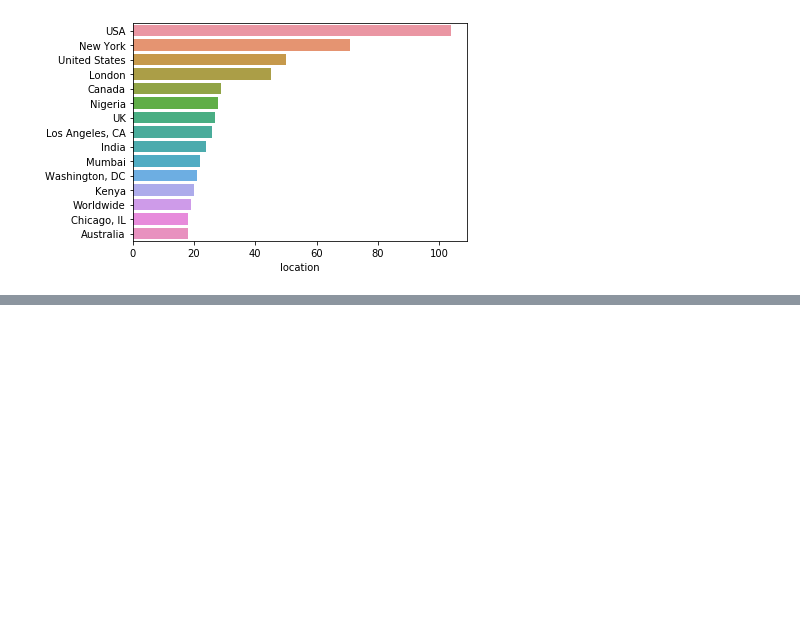
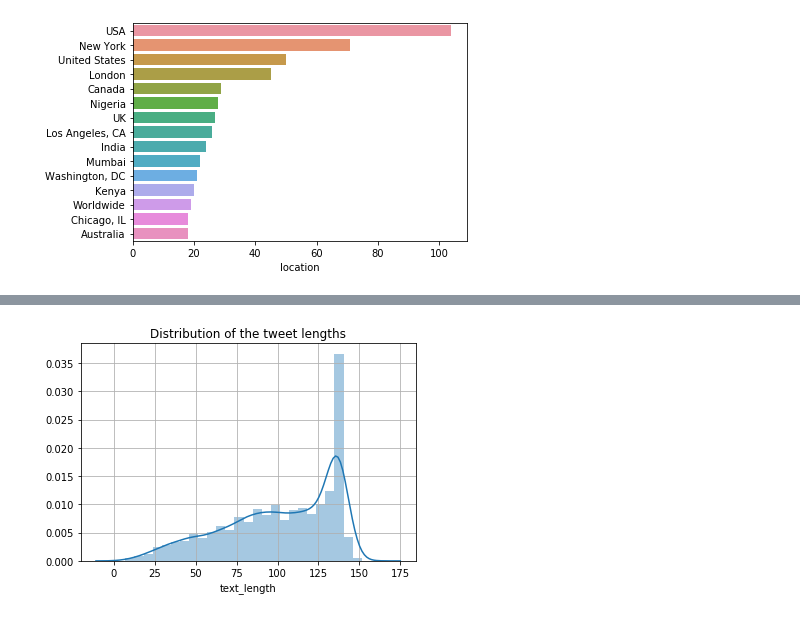
Before and after one commit to devded/NLP-Thesis, a Jupyter notebook: Untitled.ipynb, the cells around one changed output, grey strips where cells are left out. Saved outputs shown, nothing was run; the diff lists cells and outputs as text; code cells hidden in the pictures; blank space fills up the shorter version.

```diff
--- a/Untitled.ipynb
+++ b/Untitled.ipynb
@@ -159,3 +173,7 @@ sns.barplot(y=train_df['location'].value_counts()[:15].index,x=train_df['locatio
 # %% [output]
 <matplotlib.axes._subplots.AxesSubplot at 0x...>
 [figure]
+# %%
+train_df['text_length'] = train_df['text'].apply(lambda x: len(x))
+train_df['word_count'] = train_df['text'].str.split().map(lambda x: len(x))
+train_df.head(10)
@@ -161,0 +204,5 @@ sns.barplot(y=train_df['location'].value_counts()[:15].index,x=train_df['locatio
+# %%
+sns.distplot(train_df['text_length']).set_title('Distribution of the tweet lengths')
+plt.grid(True)
+# %% [output]
+[figure, added]
```
Also changed, not shown: parts of 19 cells of this notebook.
